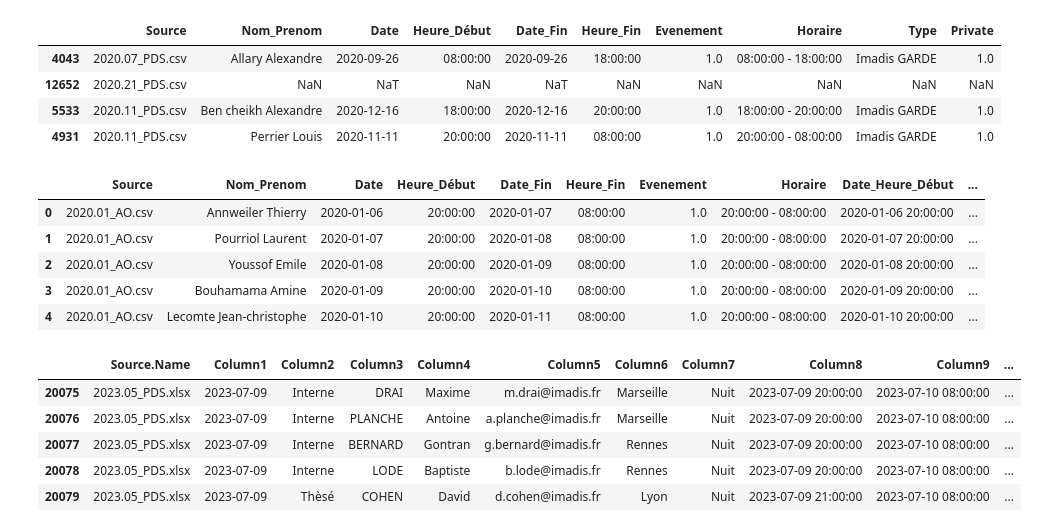
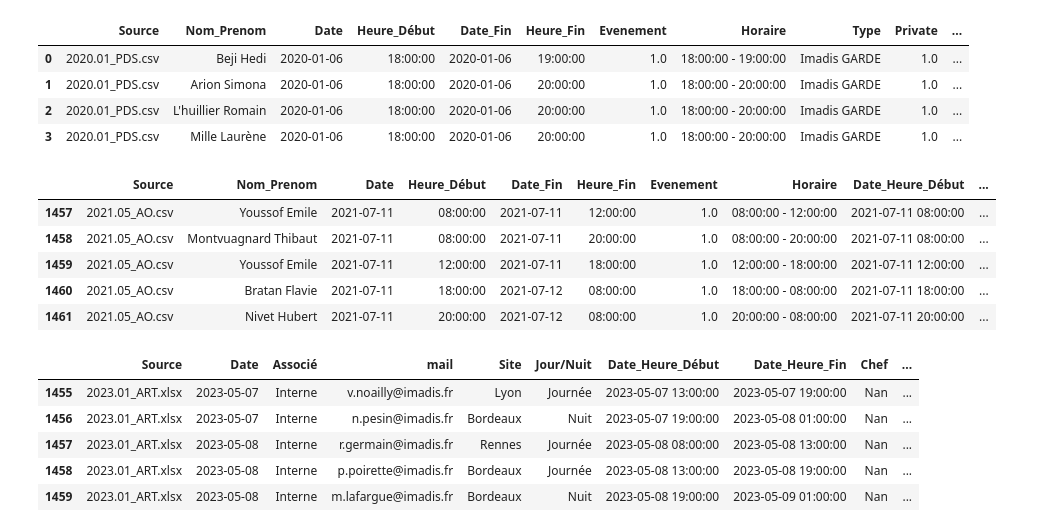
Before and after one commit to DeboraMandon/PoleMed_BDD, a Jupyter notebook: 2_bdd_old.ipynb, the cells around one changed output. Cells and saved outputs as stored; diff of their text form; code cells hidden in the pictures.

```diff
--- a/2_bdd_old.ipynb
+++ b/2_bdd_old.ipynb
@@ -45,13 +45,13 @@ df7[['Heure_Début', 'Heure_Fin']] = df7['Horaire'].str.split(' - ', expand=True
 df8[['Heure_Début', 'Heure_Fin']] = df8['Horaire'].str.split(' - ', expand=True)
 df9[['Heure_Début', 'Heure_Fin']] = df9['Horaire'].str.split(' - ', expand=True)
 # %%
-df8.sample(4)
+df8.head(4)
 # %% [output]
-|  | Source | Nom_Prenom | Date | Heure_Début | Date_Fin | Heure_Fin | Evenement | Horaire | Type | Private |
-| 4043 | 2020.07_PDS.csv | Allary Alexandre | 2020-09-26 | 08:00:00 | 2020-09-26 | 18:00:00 | 1.0 | 08:00:00 - 18:00:00 | Imadis GARDE | 1.0 |
-| 12652 | 2020.21_PDS.csv | NaN | NaT | NaN | NaT | NaN | NaN | NaN | NaN | NaN |
-| 5533 | 2020.11_PDS.csv | Ben cheikh Alexandre | 2020-12-16 | 18:00:00 | 2020-12-16 | 20:00:00 | 1.0 | 18:00:00 - 20:00:00 | Imadis GARDE | 1.0 |
-| 4931 | 2020.11_PDS.csv | Perrier Louis | 2020-11-11 | 20:00:00 | 2020-11-11 | 08:00:00 | 1.0 | 20:00:00 - 08:00:00 | Imadis GARDE | 1.0 |
+|  | Source | Nom_Prenom | Date | Heure_Début | Date_Fin | Heure_Fin | Evenement | Horaire | Type | Private | ... |
+| 0 | 2020.01_PDS.csv | Beji Hedi | 2020-01-06 | 18:00:00 | 2020-01-06 | 19:00:00 | 1.0 | 18:00:00 - 19:00:00 | Imadis GARDE | 1.0 | ... |
+| 1 | 2020.01_PDS.csv | Arion Simona | 2020-01-06 | 18:00:00 | 2020-01-06 | 20:00:00 | 1.0 | 18:00:00 - 20:00:00 | Imadis GARDE | 1.0 | ... |
+| 2 | 2020.01_PDS.csv | L'huillier Romain | 2020-01-06 | 18:00:00 | 2020-01-06 | 20:00:00 | 1.0 | 18:00:00 - 20:00:00 | Imadis GARDE | 1.0 | ... |
+| 3 | 2020.01_PDS.csv | Mille Laurène | 2020-01-06 | 18:00:00 | 2020-01-06 | 20:00:00 | 1.0 | 18:00:00 - 20:00:00 | Imadis GARDE | 1.0 | ... |
 # %%
 df6['Date_Heure_Début'] = df6['Date'].dt.strftime('%Y-%m-%d')+' '+df6['Heure_Début']
 df7['Date_Heure_Début'] = df7['Date'].dt.strftime('%Y-%m-%d')+' '+df7['Heure_Début']
@@ -138,23 +138,23 @@ df7 = df7.dropna(subset=['Nom_Prenom'])
 df8 = df8.dropna(subset=['Nom_Prenom'])
 df9 = df9.dropna(subset=['Nom_Prenom'])
 # %%
-df6.head()
+df6.tail()
 # %% [output]
 |  | Source | Nom_Prenom | Date | Heure_Début | Date_Fin | Heure_Fin | Evenement | Horaire | Date_Heure_Début | ... |
-| 0 | 2020.01_AO.csv | Annweiler Thierry | 2020-01-06 | 20:00:00 | 2020-01-07 | 08:00:00 | 1.0 | 20:00:00 - 08:00:00 | 2020-01-06 20:00:00 | ... |
-| 1 | 2020.01_AO.csv | Pourriol Laurent | 2020-01-07 | 20:00:00 | 2020-01-08 | 08:00:00 | 1.0 | 20:00:00 - 08:00:00 | 2020-01-07 20:00:00 | ... |
-| 2 | 2020.01_AO.csv | Youssof Emile | 2020-01-08 | 20:00:00 | 2020-01-09 | 08:00:00 | 1.0 | 20:00:00 - 08:00:00 | 2020-01-08 20:00:00 | ... |
-| 3 | 2020.01_AO.csv | Bouhamama Amine | 2020-01-09 | 20:00:00 | 2020-01-10 | 08:00:00 | 1.0 | 20:00:00 - 08:00:00 | 2020-01-09 20:00:00 | ... |
-| 4 | 2020.01_AO.csv | Lecomte Jean-christophe | 2020-01-10 | 20:00:00 | 2020-01-11 | 08:00:00 | 1.0 | 20:00:00 - 08:00:00 | 2020-01-10 20:00:00 | ... |
+| 1457 | 2021.05_AO.csv | Youssof Emile | 2021-07-11 | 08:00:00 | 2021-07-11 | 12:00:00 | 1.0 | 08:00:00 - 12:00:00 | 2021-07-11 08:00:00 | ... |
+| 1458 | 2021.05_AO.csv | Montvuagnard Thibaut | 2021-07-11 | 08:00:00 | 2021-07-11 | 20:00:00 | 1.0 | 08:00:00 - 20:00:00 | 2021-07-11 08:00:00 | ... |
+| 1459 | 2021.05_AO.csv | Youssof Emile | 2021-07-11 | 12:00:00 | 2021-07-11 | 18:00:00 | 1.0 | 12:00:00 - 18:00:00 | 2021-07-11 12:00:00 | ... |
+| 1460 | 2021.05_AO.csv | Bratan Flavie | 2021-07-11 | 18:00:00 | 2021-07-12 | 08:00:00 | 1.0 | 18:00:00 - 08:00:00 | 2021-07-11 18:00:00 | ... |
+| 1461 | 2021.05_AO.csv | Nivet Hubert | 2021-07-11 | 20:00:00 | 2021-07-12 | 08:00:00 | 1.0 | 20:00:00 - 08:00:00 | 2021-07-11 20:00:00 | ... |
 # %%
-df13.tail()
+df11.tail()
 # %% [output]
-|  | Source.Name | Column1 | Column2 | Column3 | Column4 | Column5 | Column6 | Column7 | Column8 | Column9 | ... |
-| 20075 | 2023.05_PDS.xlsx | 2023-07-09 | Interne | DRAI | Maxime | m.drai@imadis.fr | Marseille | Nuit | 2023-07-09 20:00:00 | 2023-07-10 08:00:00 | ... |
-| 20076 | 2023.05_PDS.xlsx | 2023-07-09 | Interne | PLANCHE | Antoine | a.planche@imadis.fr | Marseille | Nuit | 2023-07-09 20:00:00 | 2023-07-10 08:00:00 | ... |
-| 20077 | 2023.05_PDS.xlsx | 2023-07-09 | Interne | BERNARD | Gontran | g.bernard@imadis.fr | Rennes | Nuit | 2023-07-09 20:00:00 | 2023-07-10 08:00:00 | ... |
-| 20078 | 2023.05_PDS.xlsx | 2023-07-09 | Interne | LODE | Baptiste | b.lode@imadis.fr | Rennes | Nuit | 2023-07-09 20:00:00 | 2023-07-10 08:00:00 | ... |
-| 20079 | 2023.05_PDS.xlsx | 2023-07-09 | Thèsé | COHEN | David | d.cohen@imadis.fr | Lyon | Nuit | 2023-07-09 21:00:00 | 2023-07-10 08:00:00 | ... |
+|  | Source | Date | Associé | mail | Site | Jour/Nuit | Date_Heure_Début | Date_Heure_Fin | Chef | ... |
+| 1455 | 2023.01_ART.xlsx | 2023-05-07 | Interne | v.noailly@imadis.fr | Lyon | Journée | 2023-05-07 13:00:00 | 2023-05-07 19:00:00 | Nan | ... |
+| 1456 | 2023.01_ART.xlsx | 2023-05-07 | Interne | n.pesin@imadis.fr | Bordeaux | Nuit | 2023-05-07 19:00:00 | 2023-05-08 01:00:00 | Nan | ... |
+| 1457 | 2023.01_ART.xlsx | 2023-05-08 | Interne | r.germain@imadis.fr | Rennes | Journée | 2023-05-08 08:00:00 | 2023-05-08 13:00:00 | Nan | ... |
+| 1458 | 2023.01_ART.xlsx | 2023-05-08 | Interne | p.poirette@imadis.fr | Bordeaux | Journée | 2023-05-08 13:00:00 | 2023-05-08 19:00:00 | Nan | ... |
+| 1459 | 2023.01_ART.xlsx | 2023-05-08 | Interne | m.lafargue@imadis.fr | Bordeaux | Nuit | 2023-05-08 19:00:00 | 2023-05-09 01:00:00 | Nan | ... |
 # %%
 correspondance_colonnes = {'Source.Name': 'Source',
                           'Column1': 'Date',
```
Also changed, not shown: parts of 12 cells of this notebook.
